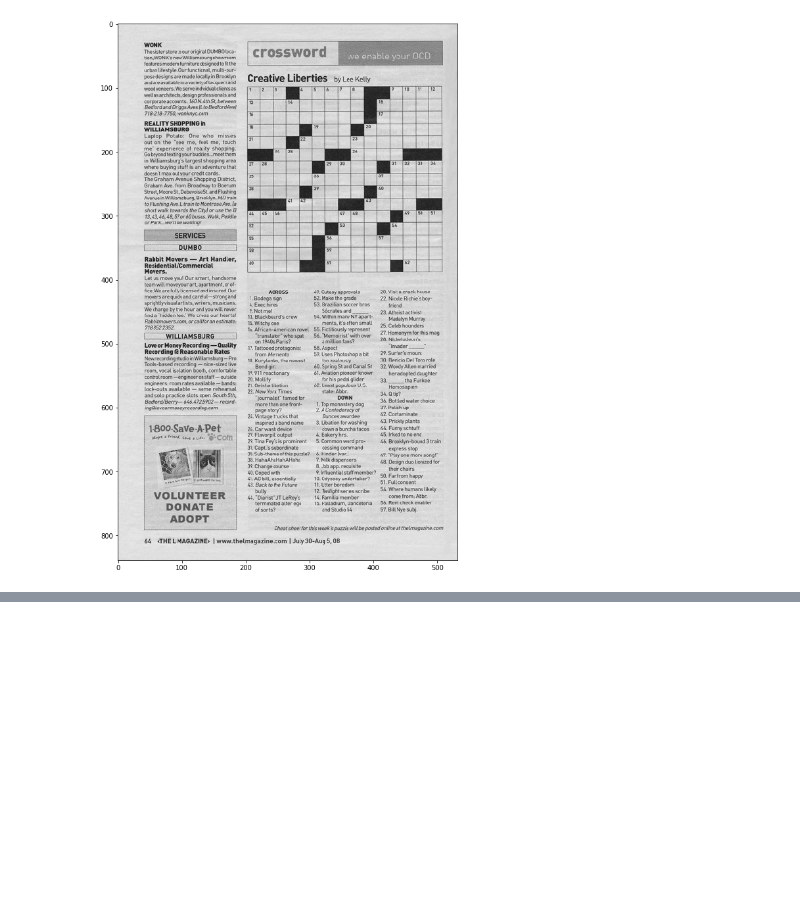
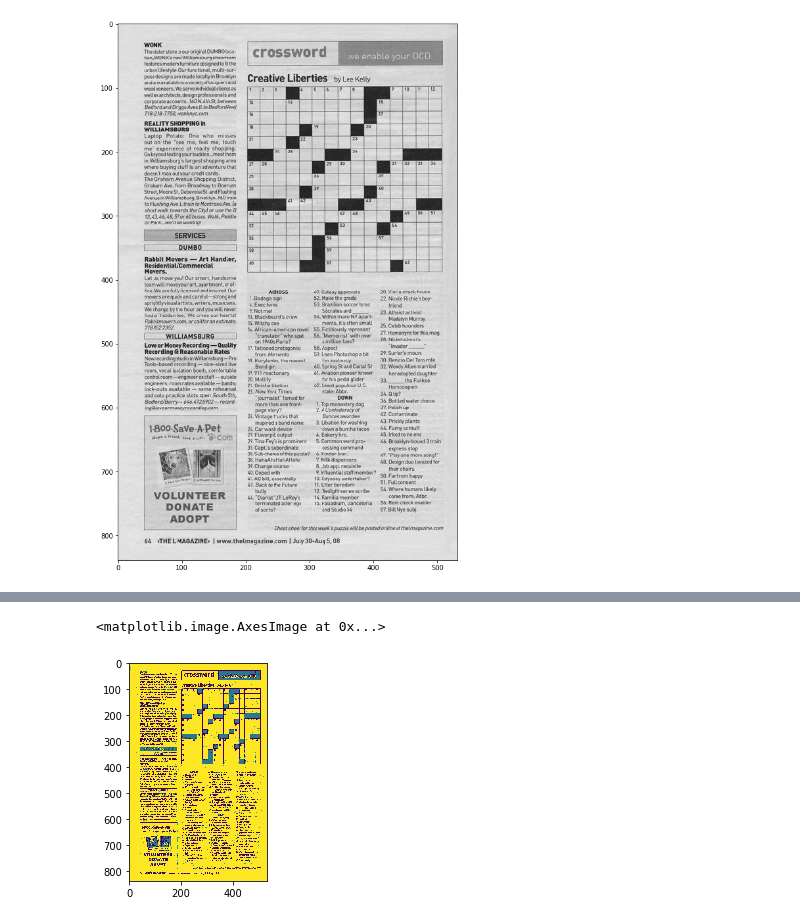
Before and after one commit to JeffLabonte/Computer_Vision_Course_Example, a Jupyter notebook: image_thresholding.ipynb, the cells around one changed output, grey strips where cells are left out. Saved outputs shown, nothing was run; the diff lists cells and outputs as text; code cells hidden in the pictures; blank space fills up the shorter version.

```diff
--- a/image_thresholding.ipynb
+++ b/image_thresholding.ipynb
@@ -40,0 +65,10 @@ show_pic(img=img)
+# %%
+blended = cv2.addWeighted(src1=th1,
+                          alpha=0.6,
+                          src2=th2,
+                          beta=0.4, gamma=0)
+# %%
+show_pic(img=blended)
+# %% [output]
+<matplotlib.image.AxesImage at 0x...>
+[figure, added]
```
Also changed, not shown: parts of 6 cells of this notebook.
